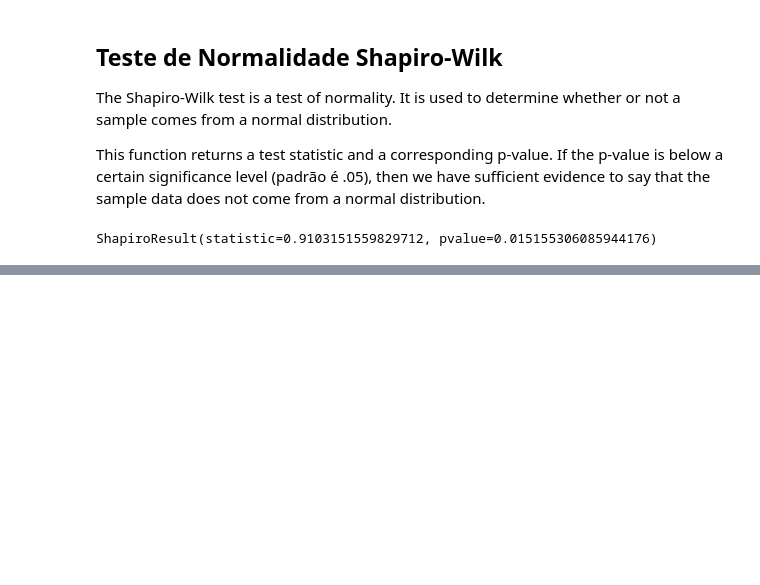
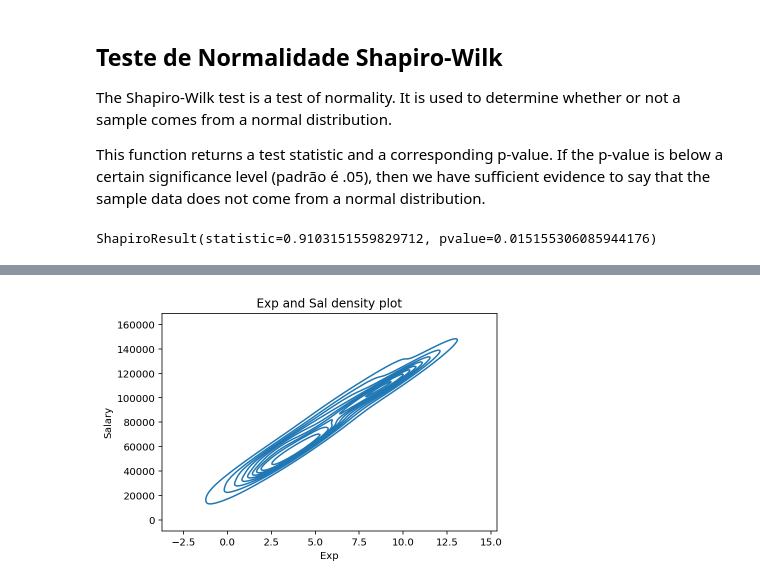
Before and after one commit to edydev85/ds_cookbook, a Jupyter notebook: ds_revelead.ipynb, the cells around one changed output, grey strips where cells are left out. Saved outputs shown, nothing was run; the diff lists cells and outputs as text; code cells hidden in the pictures; blank space fills up the shorter version.

```diff
--- a/ds_revelead.ipynb
+++ b/ds_revelead.ipynb
@@ -105,0 +162,9 @@ Veja que o resultado do pvalue foi bem menor do que .05 (foi 0.01), logo, a amos
+# %%
+# density plot
+sns.kdeplot(df['YearsExperience'], df['Salary'])
+plt.title("Exp and Sal density plot")
+plt.xlabel("Exp")
+plt.ylabel("Salary")
+plt.show()
+# %% [output]
+[figure, added]
```
Also changed, not shown: parts of 19 cells of this notebook.
